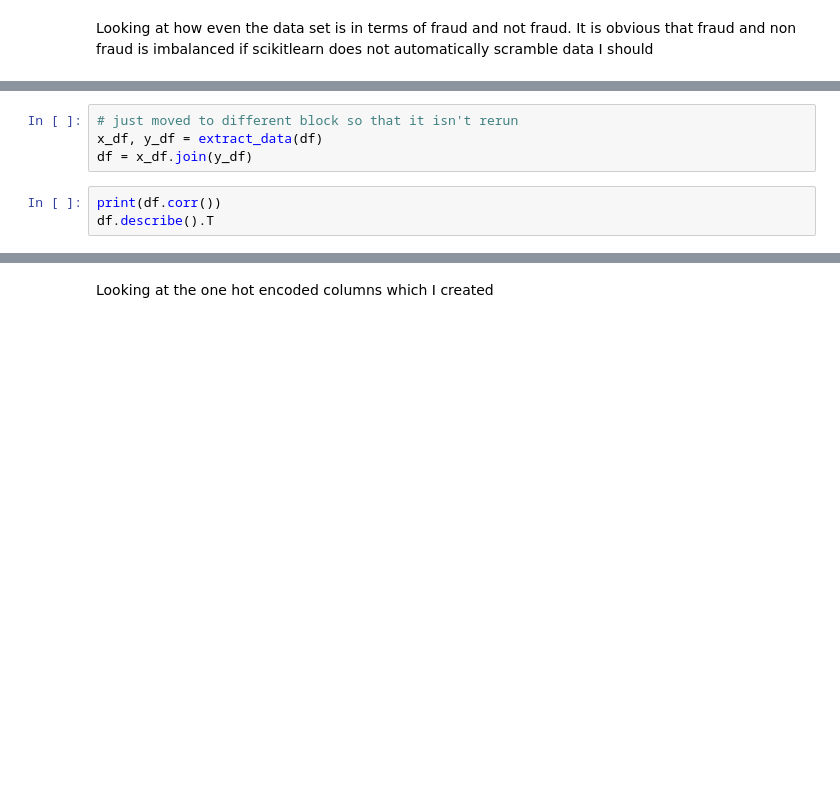
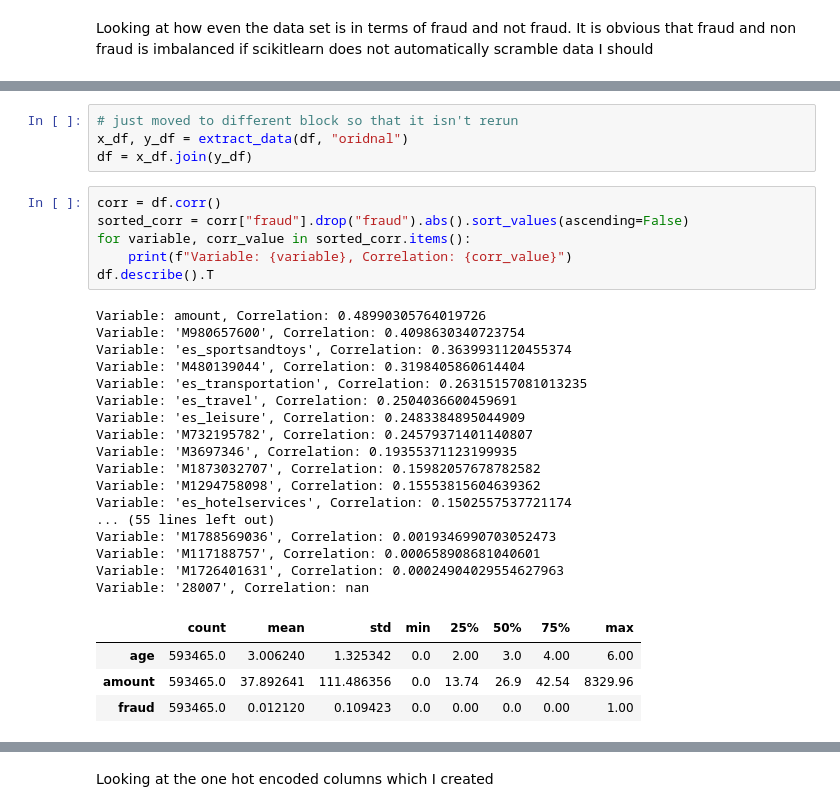
Before and after one commit to MichaelDuPlessis/elucidate-technical-assessment, a Jupyter notebook: analysis.ipynb, the cells around one changed output, grey strips where cells are left out. Drawn from its saved outputs; the diff is of its cells as text; blank space fills up the shorter version.

```diff
--- a/analysis.ipynb
+++ b/analysis.ipynb
@@ -49,7 +61,32 @@ df["fraud"].value_counts()
 # %%
 # just moved to different block so that it isn't rerun
-x_df, y_df = extract_data(df)
+x_df, y_df = extract_data(df, "oridnal")
 df = x_df.join(y_df)
-# %%
-print(df.corr())
-df.describe().T
+# %%
+corr = df.corr()
+sorted_corr = corr["fraud"].drop("fraud").abs().sort_values(ascending=False)
+for variable, corr_value in sorted_corr.items():
+    print(f"Variable: {variable}, Correlation: {corr_value}")
+df.describe().T
+# %% [output]
+Variable: amount, Correlation: 0.48990305764019726
+Variable: 'M980657600', Correlation: 0.4098630340723754
+Variable: 'es_sportsandtoys', Correlation: 0.3639931120455374
+Variable: 'M480139044', Correlation: 0.3198405860614404
+Variable: 'es_transportation', Correlation: 0.26315157081013235
+Variable: 'es_travel', Correlation: 0.2504036600459691
+Variable: 'es_leisure', Correlation: 0.2483384895044909
+Variable: 'M732195782', Correlation: 0.24579371401140807
+Variable: 'M3697346', Correlation: 0.19355371123199935
+Variable: 'M1873032707', Correlation: 0.15982057678782582
+Variable: 'M1294758098', Correlation: 0.15553815604639362
+Variable: 'es_hotelservices', Correlation: 0.1502557537721174
+... (55 lines left out)
+Variable: 'M1788569036', Correlation: 0.0019346990703052473
+Variable: 'M117188757', Correlation: 0.000658908681040601
+Variable: 'M1726401631', Correlation: 0.00024904029554627963
+Variable: '28007', Correlation: nan
+|  | count | mean | std | min | 25% | 50% | 75% | max |
+| age | 593465.0 | 3.006240 | 1.325342 | 0.0 | 2.00 | 3.0 | 4.00 | 6.00 |
+| amount | 593465.0 | 37.892641 | 111.486356 | 0.0 | 13.74 | 26.9 | 42.54 | 8329.96 |
+| fraud | 593465.0 | 0.012120 | 0.109423 | 0.0 | 0.00 | 0.0 | 0.00 | 1.00 |
```
Also changed, not shown: parts of 5 cells of this notebook, 1 other file.
